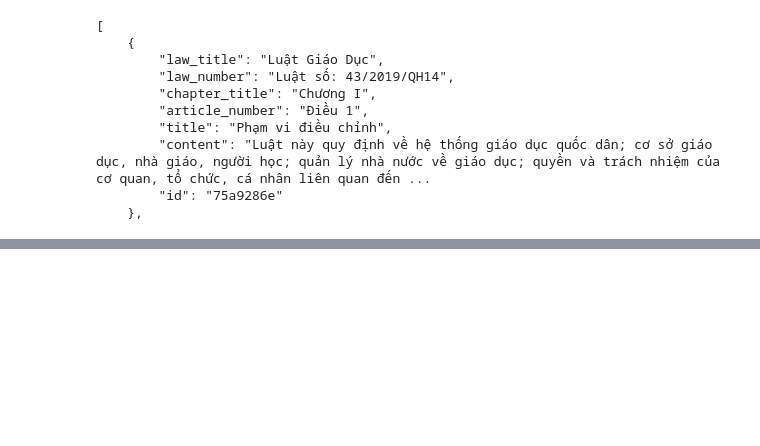
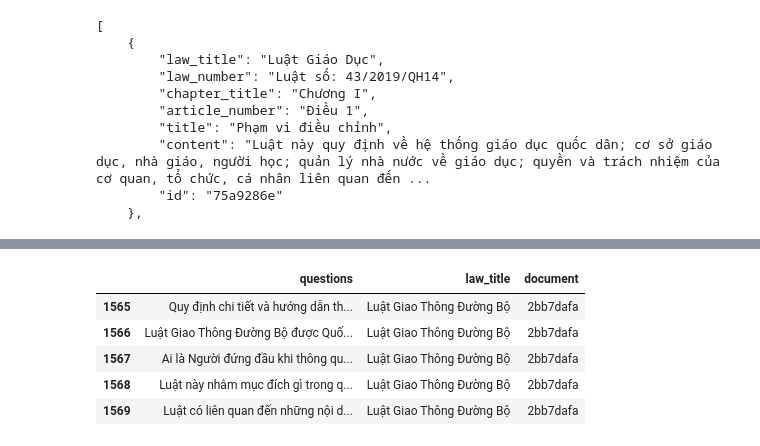
Before and after one commit to TinChung41/End-to-end-law-searching-with-RAG-Mamba, a Jupyter notebook: law_data_with_ids.ipynb, the cells around one changed output, grey strips where cells are left out. Drawn from its saved outputs; the diff is of its cells as text; code cells hidden in the pictures; blank space fills up the shorter version.

```diff
--- a/law_data_with_ids.ipynb
+++ b/law_data_with_ids.ipynb
@@ -185,3 +273,12 @@ df = pd.DataFrame(final_results, columns=['question', 'course', 'document'])
+# %%
+df.tail(5)
+# %% [output]
+|  | questions | law_title | document |
+| 1565 | Quy định chi tiết và hướng dẫn th... | Luật Giao Thông Đường Bộ | 2bb7dafa |
+| 1566 | Luật Giao Thông Đường Bộ được Quố... | Luật Giao Thông Đường Bộ | 2bb7dafa |
+| 1567 | Ai là Người đứng đầu khi thông qu... | Luật Giao Thông Đường Bộ | 2bb7dafa |
+| 1568 | Luật này nhằm mục đích gì trong q... | Luật Giao Thông Đường Bộ | 2bb7dafa |
+| 1569 | Luật có liên quan đến những nội d... | Luật Giao Thông Đường Bộ | 2bb7dafa |
 # %%
 df.to_csv('ground-truth-data.csv', index=False)
 # %%
```
Also changed, not shown: parts of 14 cells of this notebook, 2 other files.
